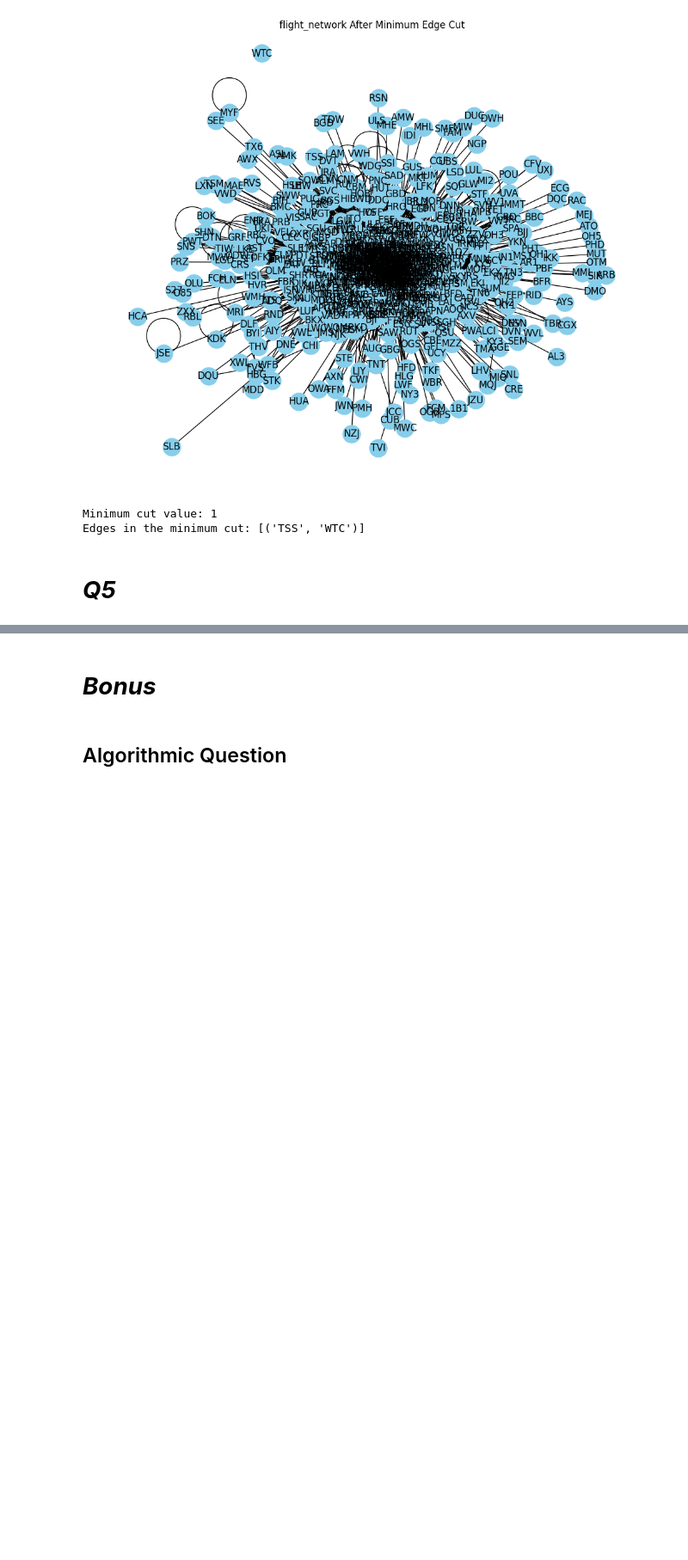
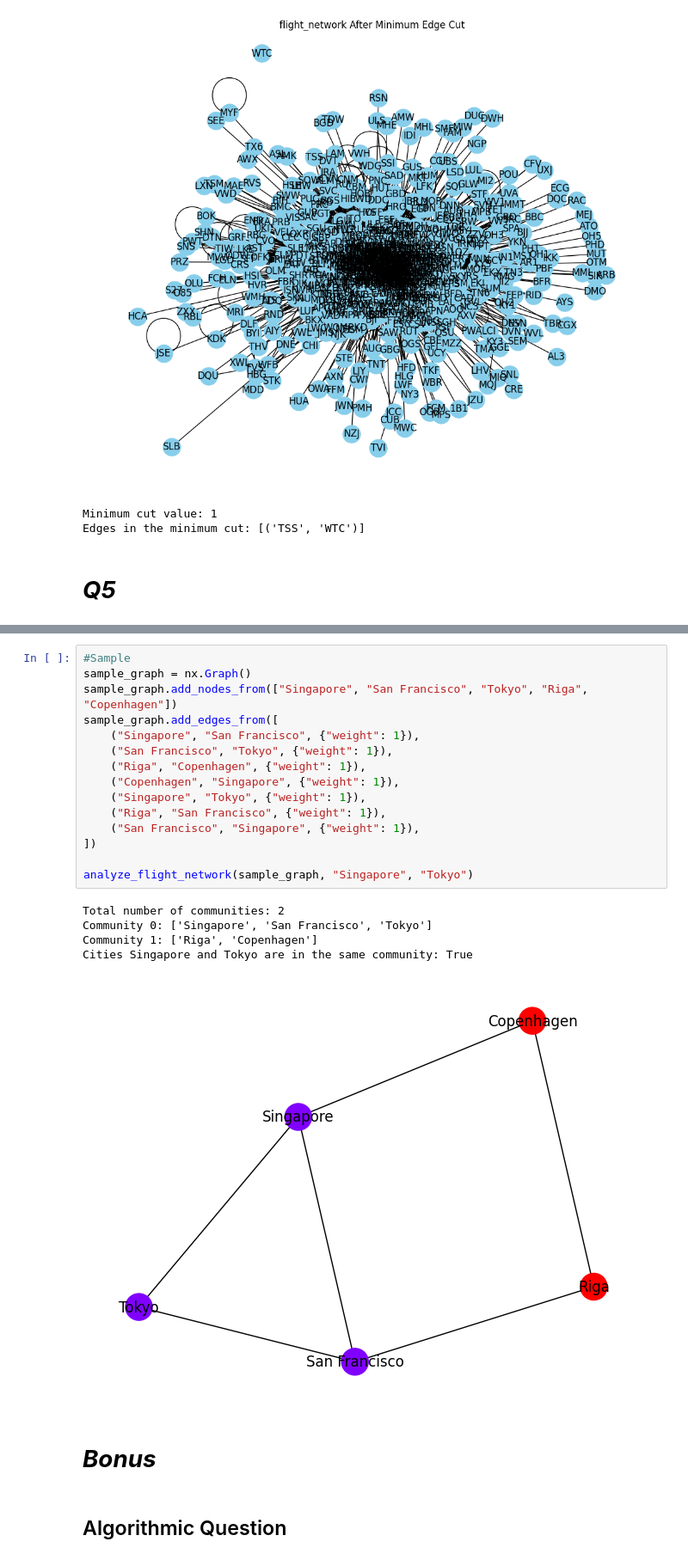
Before and after one commit to khalmatay/ADM-HW5, a Jupyter notebook: main.ipynb, the cells around one changed output, grey strips where cells are left out. Shown at 86% size. Cells and saved outputs as stored; diff of their text form; blank space fills up the shorter version.

```diff
--- a/main.ipynb
+++ b/main.ipynb
@@ -1046,3 +1097,24 @@ Edges in the minimum cut: [('TSS', 'WTC')]
+# %%
+#Sample
+sample_graph = nx.Graph()
+sample_graph.add_nodes_from(["Singapore", "San Francisco", "Tokyo", "Riga", "Copenhagen"])
+sample_graph.add_edges_from([
+    ("Singapore", "San Francisco", {"weight": 1}),
+    ("San Francisco", "Tokyo", {"weight": 1}),
+    ("Riga", "Copenhagen", {"weight": 1}),
+    ("Copenhagen", "Singapore", {"weight": 1}),
+    ("Singapore", "Tokyo", {"weight": 1}),
+    ("Riga", "San Francisco", {"weight": 1}),
+    ("San Francisco", "Singapore", {"weight": 1}),
+])
+
+analyze_flight_network(sample_graph, "Singapore", "Tokyo")
+# %% [output]
+Total number of communities: 2
+Community 0: ['Singapore', 'San Francisco', 'Tokyo']
+Community 1: ['Riga', 'Copenhagen']
+Cities Singapore and Tokyo are in the same community: True
+[figure, added]
 # %% [markdown]
 # ***Bonus***
 # %% [markdown]
```
Also changed, not shown: parts of 6 cells of this notebook, 2 other files.
